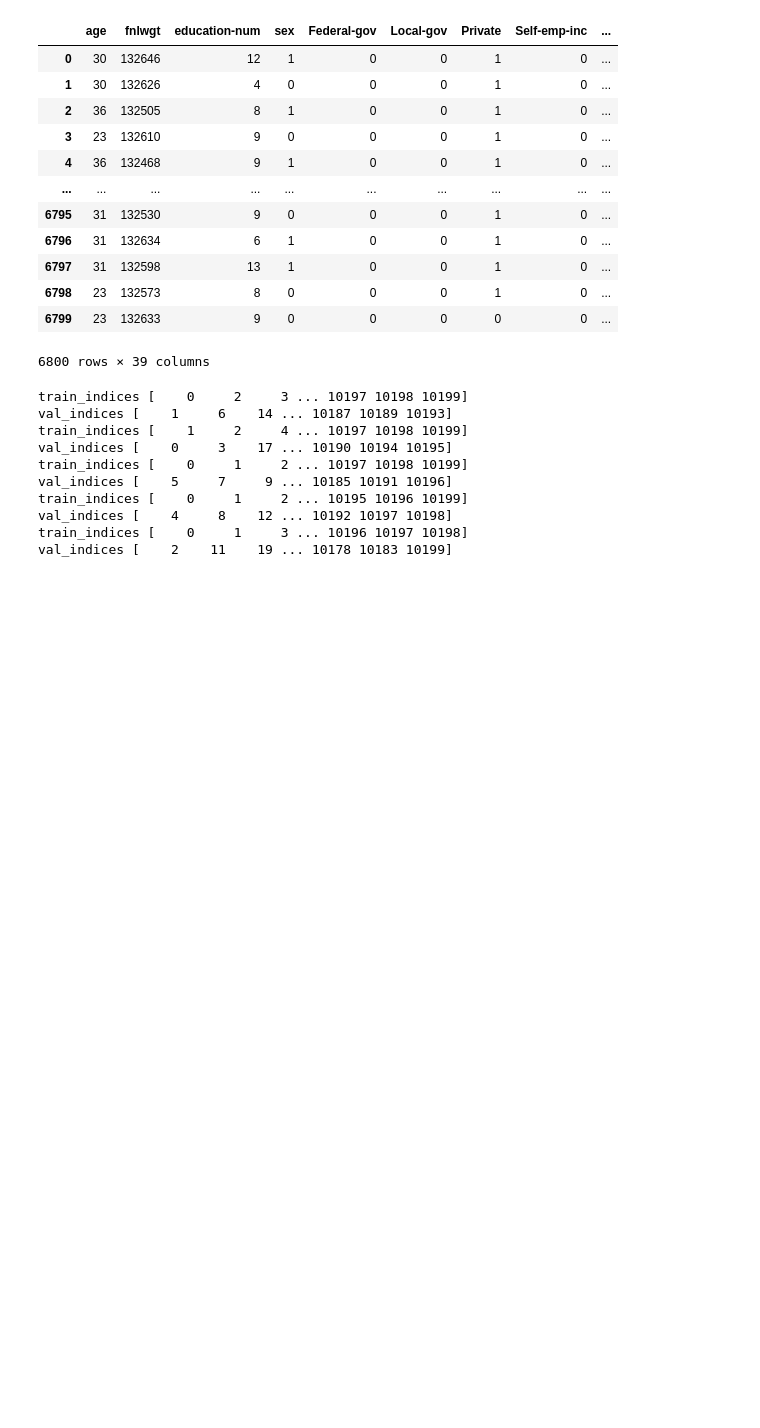
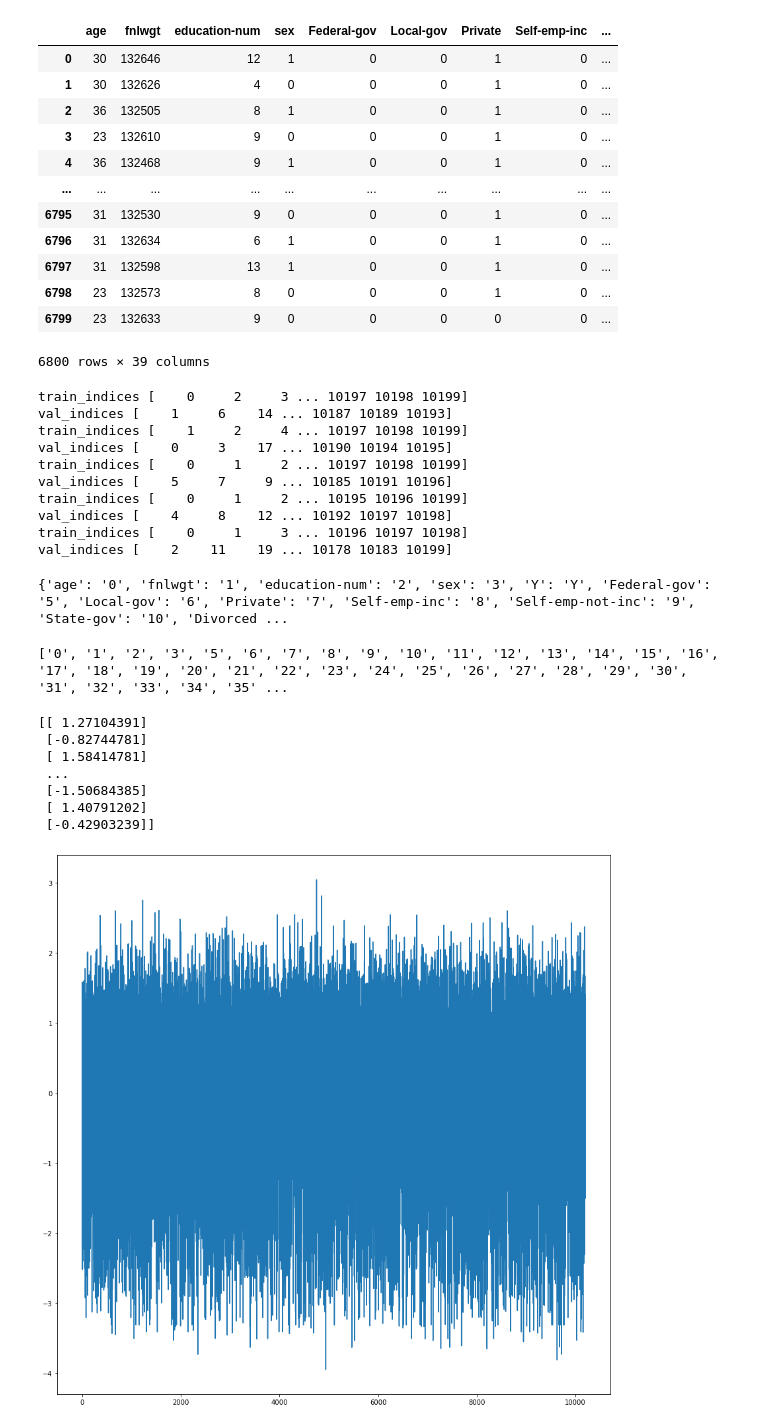
Before and after one commit to keisukecl/compe_Income_forecast, a Jupyter notebook: ML.ipynb, the cells around one changed output. Drawn from its saved outputs; the diff is of its cells as text; code cells hidden in the pictures; blank space fills up the shorter version.

```diff
--- a/ML.ipynb
+++ b/ML.ipynb
@@ -300,3 +300,45 @@ for i, column in enumerate(train.columns):
     namemap[column] = 'Y'
   else:               #それ以外は通し番号に変更
     namemap[column] = str(i)
+print(namemap)
+# %% [output]
+{'age': '0', 'fnlwgt': '1', 'education-num': '2', 'sex': '3', 'Y': 'Y', 'Federal-gov': '5', 'Local-gov': '6', 'Private': '7', 'Self-emp-inc': '8', 'Self-emp-not-inc': '9', 'State-gov': '10', 'Divorced ...
+# %%
+numeric_cols = []
+for col in train.columns:
+  if col == 'Y':  # 正解列はそのままとする
+    continue
+  try:
+    train[col].astype(float)
+    numeric_cols.append(namemap[col])
+  except:
+    continue
+print(numeric_cols)
+# %% [output]
+['0', '1', '2', '3', '5', '6', '7', '8', '9', '10', '11', '12', '13', '14', '15', '16', '17', '18', '19', '20', '21', '22', '23', '24', '25', '26', '27', '28', '29', '30', '31', '32', '33', '34', '35' ...
+# %%
+from sklearn.discriminant_analysis import LinearDiscriminantAnalysis
+
+n = 1000
+clf = LinearDiscriminantAnalysis(n_components=1).fit(
+    train.drop('Y', axis=1)[:n], train['Y'][:n]
+    )
+train_x_embedded = clf.transform(train.drop('Y', axis=1))
+fig = plt.figure(figsize=(15,15))
+ax = fig.add_subplot(111)
+cm = train['Y']
+cm = cm.replace(0, "red")
+cm = cm.replace(1, "blue")
+print(train_x_embedded)
+#ax.scatter(train_x_embedded[:, 2], train_x_embedded[:, 0], train_x_embedded[:, 1], s = 40, c = cm)
+ax.plot(train_x_embedded)
+plt.show()
+# %% [output]
+[[ 1.27104391]
+ [-0.82744781]
+ [ 1.58414781]
+ ...
+ [-1.50684385]
+ [ 1.40791202]
+ [-0.42903239]]
+[figure, added]
```
Also changed, not shown: parts of 2 cells of this notebook.
